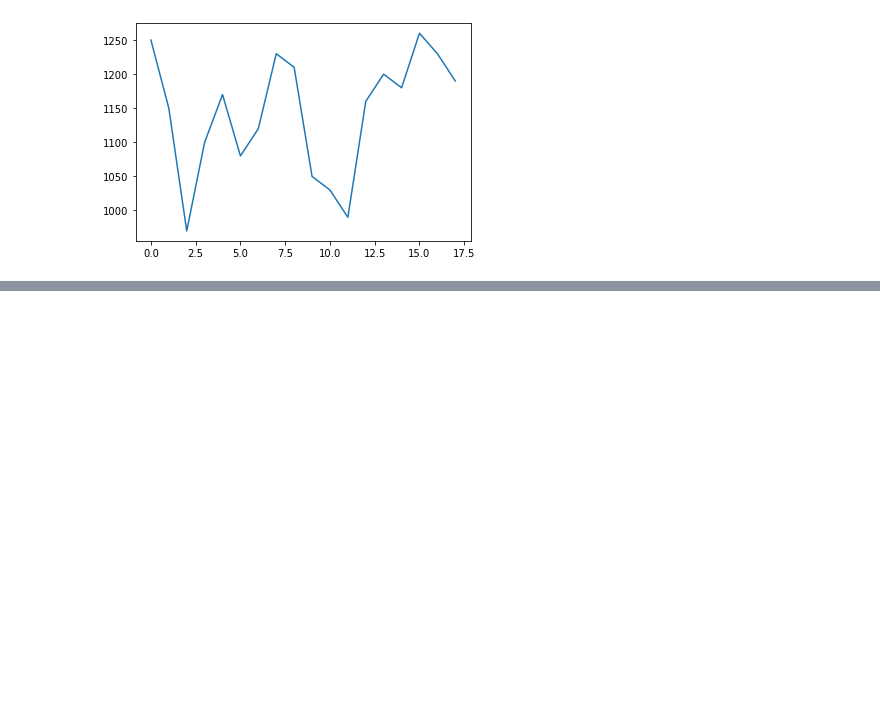
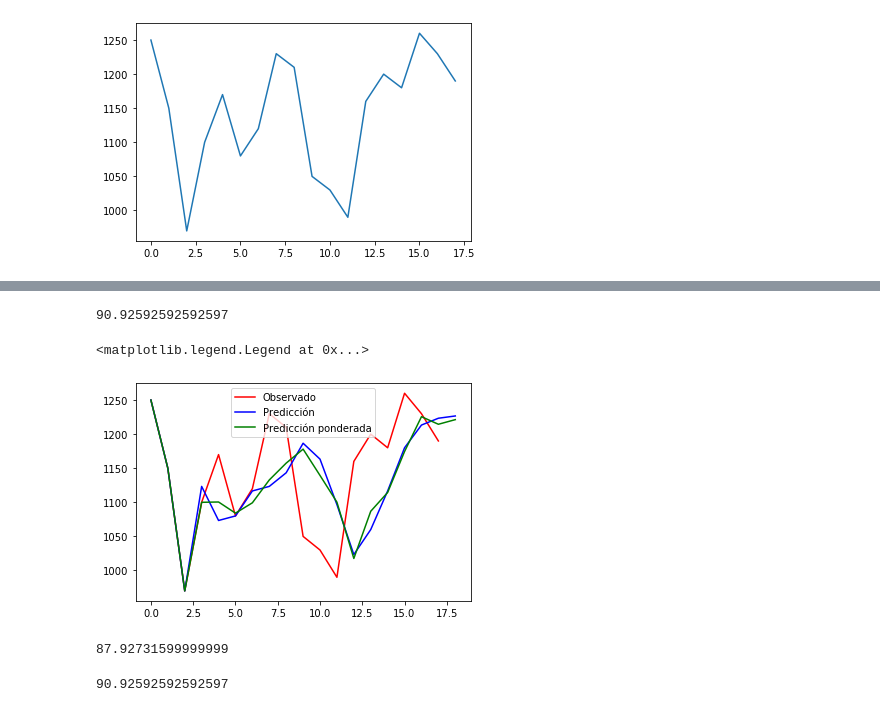
Before and after one commit to florez/Estadistica_Herramientas, a Jupyter notebook: Sesion4/MediaMovil_DesviacionTipica.ipynb, the cells around one changed output, grey strips where cells are left out. Cells and saved outputs as stored; diff of their text form; code cells hidden in the pictures; blank space fills up the shorter version.

```diff
--- a/Sesion4/MediaMovil_DesviacionTipica.ipynb
+++ b/Sesion4/MediaMovil_DesviacionTipica.ipynb
@@ -84,0 +67,2 @@ GetError(x,media[-1])
+# %%
+media = GetMediaMovil(x,3)
@@ -84,0 +81,53 @@ GetError(x,media[-1])
+# %%
+GetError(x,media[-1])
+# %% [output]
+90.92592592592597
+# %%
+w = np.array([0.37817095, 0.13705862, 0.48419468])
+# %%
+def GetWeightedMediaMovil(x,n,w):
+
+
+    media = np.zeros( x.shape[0]+1 )
+
+
+    for i in range( len(x)+1 ):
+
+        sum_ = 0.
+
+        if i >= n:
+
+            kk = 0
+            for j in range( i-n, i):
+
+                sum_ += x[j]*w[kk]
+               # print(kk,w[kk])
+                kk += 1
+
+
+            media[i] = sum_
+
+            #print(i, media)
+
+        else:
+            media[i] = x[i]
+
+    return media
+# %%
+mediapesada = GetWeightedMediaMovil(x,3,w)
+# %%
+plt.plot(x,color='r',label='Observado')
+plt.plot(media,color='b',label='Predicción')
+plt.plot(mediapesada,color='g',label='Predicción ponderada')
+plt.legend()
+# %% [output]
+<matplotlib.legend.Legend at 0x...>
+[figure, added]
+# %%
+GetError(x,mediapesada[-1])
+# %% [output]
+87.92731599999999
+# %%
+GetError(x,media[-1])
+# %% [output]
+90.92592592592597
```
Also changed, not shown: parts of 18 cells of this notebook.
